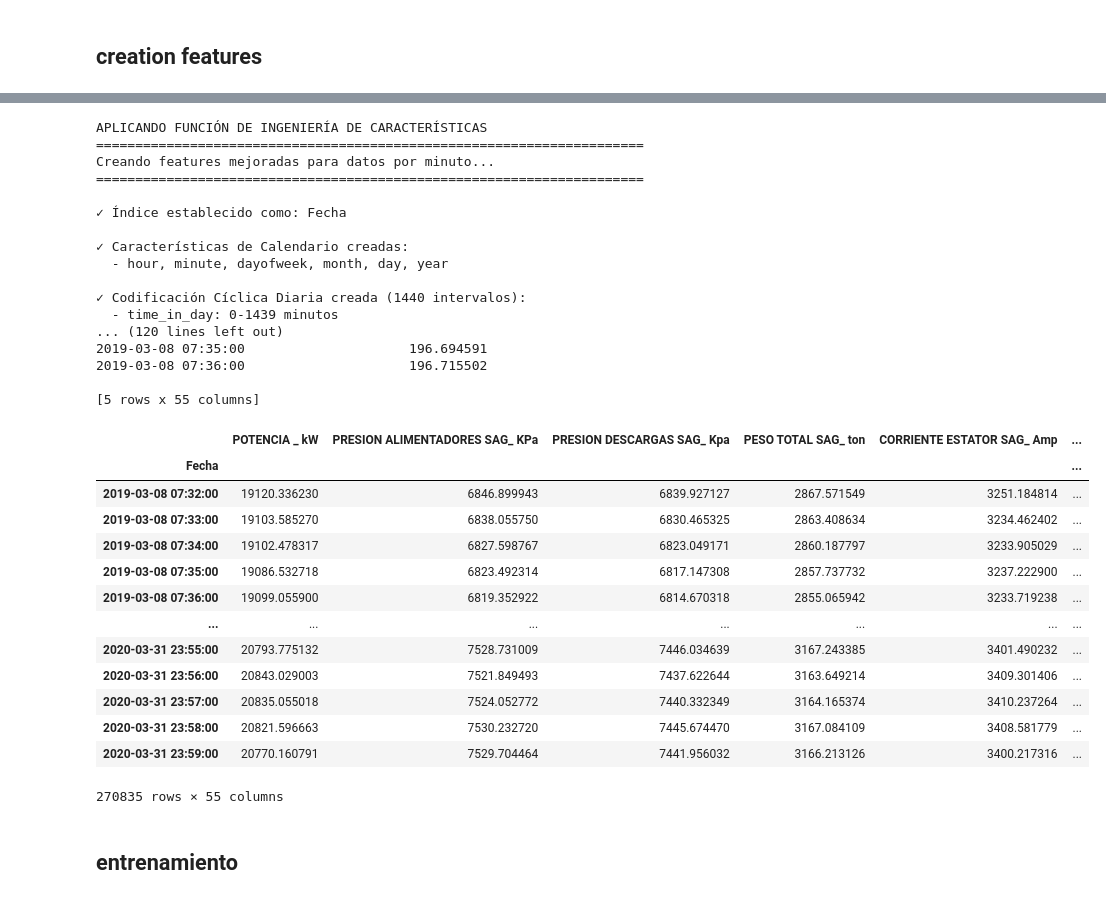
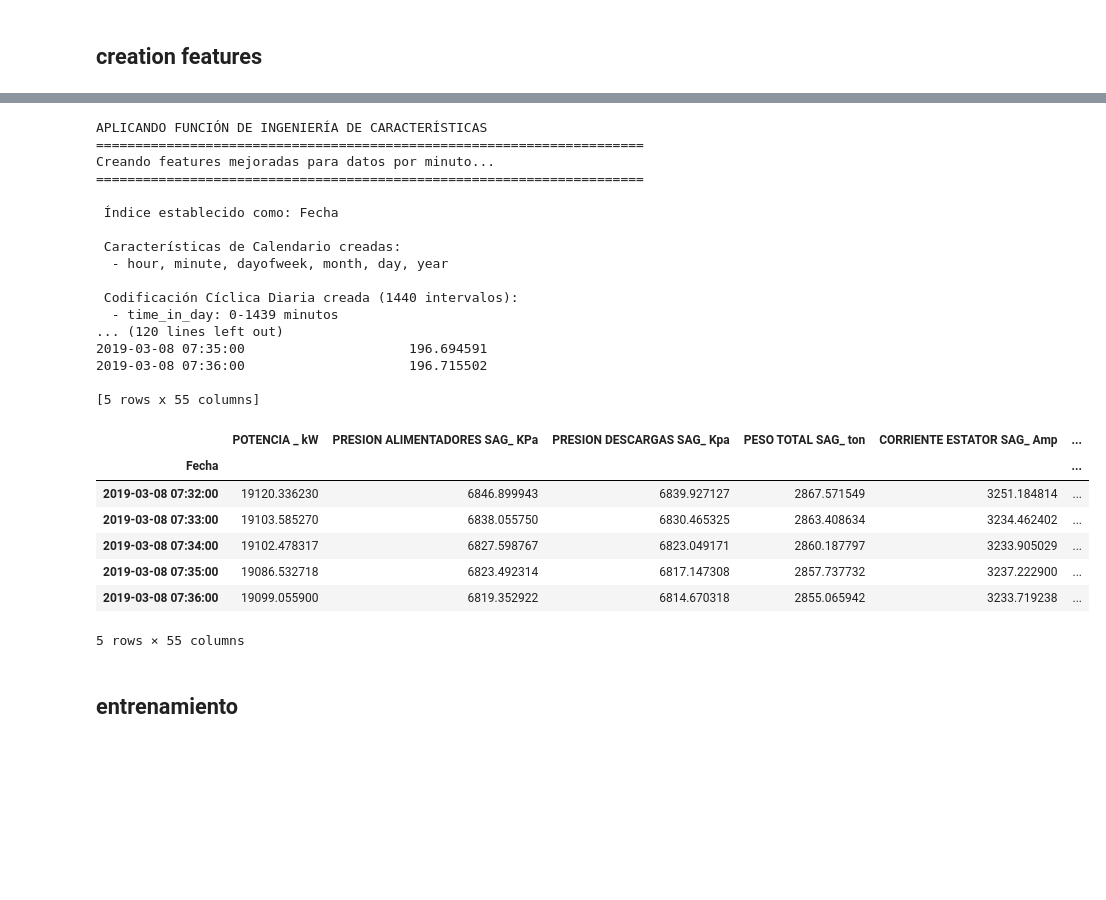
Before and after one commit to diperezbgit/misti_project, a Jupyter notebook: proy_misti_02.ipynb, the cells around one changed output, grey strips where cells are left out. Drawn from its saved outputs; the diff is of its cells as text; code cells hidden in the pictures; blank space fills up the shorter version.

```diff
--- a/proy_misti_02.ipynb
+++ b/proy_misti_02.ipynb
@@ -21 +20,4 @@ df = pd.read_parquet(r"D:\MAESTRIA DATA SCIENCE\semestre3\misti\clase04\DB_ML.pa
+# %%
+# Leer el archivo Parquet
+df = pd.read_parquet("DB_ML.parquet", engine="fastparquet")
 # %%
@@ -533,6 +469,7 @@ Index(['Fecha', 'POTENCIA _ kW', ' PRESION ALIMENTADORES SAG_ KPa',
 # Crear Features de Calendario y Codificación Cíclica desde la columna Fecha
 
 # Obtener la columna de fecha
+fecha_columns = [col for col in df_filtrado_pot.columns if 'fecha' in col.lower()]
 fecha_col = fecha_columns[0] if fecha_columns else None
 
 if fecha_col:
@@ -547,7 +484,7 @@ if fecha_col:
     df_filtrado_pot['day'] = df_filtrado_pot[fecha_col].dt.day
     df_filtrado_pot['year'] = df_filtrado_pot[fecha_col].dt.year
 
-    print("\n✓ Características de Calendario creadas:")
+    print("\n Características de Calendario creadas:")
     print(f"  - hour: {df_filtrado_pot['hour'].min()}-{df_filtrado_pot['hour'].max()}")
     print(f"  - minute: {df_filtrado_pot['minute'].min()}-{df_filtrado_pot['minute'].max()}")
     print(f"  - dayofweek: {df_filtrado_pot['dayofweek'].min()}-{df_filtrado_pot['dayofweek'].max()}")
@@ -560,7 +497,7 @@ if fecha_col:
     df_filtrado_pot['day_sin'] = np.sin(2 * np.pi * df_filtrado_pot['time_in_day'] / max_val_day)
     df_filtrado_pot['day_cos'] = np.cos(2 * np.pi * df_filtrado_pot['time_in_day'] / max_val_day)
 
-    print("\n✓ Codificación cíclica diaria creada:")
+    print("\n Codificación cíclica diaria creada:")
     print(f"  - time_in_day: {df_filtrado_pot['time_in_day'].min():.2f}-{df_filtrado_pot['time_in_day'].max():.2f}")
     print(f"  - day_sin: {df_filtrado_pot['day_sin'].min():.4f} a {df_filtrado_pot['day_sin'].max():.4f}")
     print(f"  - day_cos: {df_filtrado_pot['day_cos'].min():.4f} a {df_filtrado_pot['day_cos'].max():.4f}")
@@ -570,12 +507,12 @@ if fecha_col:
     df_filtrado_pot['week_sin'] = np.sin(2 * np.pi * df_filtrado_pot['dayofweek'] / max_val_week)
     df_filtrado_pot['week_cos'] = np.cos(2 * np.pi * df_filtrado_pot['dayofweek'] / max_val_week)
 
-    print("\n✓ Codificación cíclica semanal creada:")
+    print("\n Codificación cíclica semanal creada:")
     print(f"  - week_sin: {df_filtrado_pot['week_sin'].min():.4f} a {df_filtrado_pot['week_sin'].max():.4f}")
     print(f"  - week_cos: {df_filtrado_pot['week_cos'].min():.4f} a {df_filtrado_pot['week_cos'].max():.4f}")
 
     print("\n" + "=" * 70)
-    print("✓ Features creadas exitosamente")
+    print(" Features creadas exitosamente")
     print("\nNuevas columnas agregadas:")
     new_cols = ['hour', 'minute', 'dayofweek', 'month', 'day', 'year',
                 'time_in_day', 'day_sin', 'day_cos', 'week_sin', 'week_cos']
@@ -583,10 +520,10 @@ if fecha_col:
 
     print(f"\nTotal de columnas en df_filtrado_pot: {len(df_filtrado_pot.columns)}")
     print("\nPrimeras filas con features:")
-    print(df_filtrado_pot[['Fecha', 'hour', 'minute', 'dayofweek', 'day_sin', 'day_cos', 'week_sin', 'week_cos']].head(10))
+    print(df_filtrado_pot[['Fecha', 'hour', 'minute', 'dayofweek', 'day_sin', 'day_cos', 'week_sin', 'week_cos']].head())
 
 else:
-    print("❌ Error: No se encontró columna de fecha")
+    print(" Error: No se encontró columna de fecha")
     print(f"Columnas disponibles: {list(df_filtrado_pot.columns)}")
 # %% [output]
 Creando features de calendario y codificación cíclica...
@@ -641,7 +572,7 @@ def crear_features_mejoradas(df, fecha_col='Fecha', target_col='TPH fresco SAG')
     Retorna:
     --------
     pandas.DataFrame
-        DataFrame con features ingenieros y datos limpios (sin NaN)
+        DataFrame con feature engineering y datos limpios (sin NaN)
     """
 
     print("Creando features mejoradas para datos por minuto...")
@@ -654,7 +585,7 @@ def crear_features_mejoradas(df, fecha_col='Fecha', target_col='TPH fresco SAG')
     if fecha_col in df.columns:
         df[fecha_col] = pd.to_datetime(df[fecha_col])
         df = df.set_index(fecha_col)
-        print(f"\n✓ Índice establecido como: {fecha_col}")
+        print(f"\n Índice establecido como: {fecha_col}")
 
     # 2a) Características de Calendario
     df['hour'] = df.index.hour
@@ -663,7 +594,7 @@ def crear_features_mejoradas(df, fecha_col='Fecha', target_col='TPH fresco SAG')
     df['month'] = df.index.month
     df['day'] = df.index.day
     df['year'] = df.index.year
-    print("\n✓ Características de Calendario creadas:")
+    print("\n Características de Calendario creadas:")
     print(f"  - hour, minute, dayofweek, month, day, year")
 
     # 2b) Codificación Cíclica para datos POR MINUTO
@@ -671,7 +602,7 @@ def crear_features_mejoradas(df, fecha_col='Fecha', target_col='TPH fresco SAG')
     max_val_day = 1440  # 24 horas * 60 minutos
     df['day_sin'] = np.sin(2 * np.pi * df['time_in_day'] / max_val_day)
     df['day_cos'] = np.cos(2 * np.pi * df['time_in_day'] / max_val_day)
-    print("\n✓ Codificación Cíclica Diaria creada (1440 intervalos):")
+    print("\n Codificación Cíclica Diaria creada (1440 intervalos):")
     print(f"  - time_in_day: 0-1439 minutos")
     print(f"  - day_sin, day_cos")
 
@@ -679,7 +610,7 @@ def crear_features_mejoradas(df, fecha_col='Fecha', target_col='TPH fresco SAG')
     max_val_week = 7
     df['week_sin'] = np.sin(2 * np.pi * df['dayofweek'] / max_val_week)
     df['week_cos'] = np.cos(2 * np.pi * df['dayofweek'] / max_val_week)
-    print("\n✓ Codificación Cíclica Semanal creada:")
+    print("\n Codificación Cíclica Semanal creada:")
     print(f"  - week_sin, week_cos")
 
     # 2c) Rezagos (Lags) - Para datos por minuto
@@ -687,7 +618,7 @@ def crear_features_mejoradas(df, fecha_col='Fecha', target_col='TPH fresco SAG')
     lag_values = [1, 60, 1440, 10080]
     lag_names = ['1min', '1h', '1day', '1week']
 
-    print("\n✓ Creando Rezagos (Lags):")
+    print("\n Creando Rezagos (Lags):")
     for lag, name in zip(lag_values, lag_names):
         if lag < len(df):  # Verificar que el lag sea válido
             df[f"{target_col.replace(' ', '_')}_lag_{name}"] = df[target_col].shift(lag)
@@ -698,7 +629,7 @@ def crear_features_mejoradas(df, fecha_col='Fecha', target_col='TPH fresco SAG')
     windows = [60, 1440, 10080]
     window_names = ['1h', '1day', '1week']
 
-    print("\n✓ Creando Medias y Estándares Móviles:")
+    print("\n Creando Medias y Estándares Móviles:")
     for window, name in zip(windows, window_names):
         if window < len(df):  # Verificar que la ventana sea válida
             df[f"{target_col.replace(' ', '_')}_roll_mean_{name}"] = df[target_col].shift(1).rolling(window).mean()
@@ -712,7 +643,7 @@ def crear_features_mejoradas(df, fecha_col='Fecha', target_col='TPH fresco SAG')
 
     if existing_cols:
         df.drop(columns=existing_cols, inplace=True)
-        print(f"\n✓ Columnas auxiliares eliminadas: {existing_cols}")
+        print(f"\n Columnas auxiliares eliminadas: {existing_cols}")
 
     # Remover NaN generados por lags y rolling windows
     initial_rows = len(df)
@@ -747,12 +678,12 @@ APLICANDO FUNCIÓN DE INGENIERÍA DE CARACTERÍSTICAS
 Creando features mejoradas para datos por minuto...
 ======================================================================
 
-✓ Índice establecido como: Fecha
+ Índice establecido como: Fecha
 
-✓ Características de Calendario creadas:
+ Características de Calendario creadas:
   - hour, minute, dayofweek, month, day, year
 
-✓ Codificación Cíclica Diaria creada (1440 intervalos):
+ Codificación Cíclica Diaria creada (1440 intervalos):
   - time_in_day: 0-1439 minutos
 ... (120 lines left out)
 2019-03-08 07:35:00                     196.694591
@@ -760,22 +691,16 @@ Creando features mejoradas para datos por minuto...
 
 [5 rows x 55 columns]
 # %%
-df_features
+df_features.head()
 # %% [output]
 |  | POTENCIA _ kW | PRESION ALIMENTADORES SAG_ KPa | PRESION DESCARGAS SAG_ Kpa | PESO TOTAL SAG_ ton | CORRIENTE ESTATOR SAG_ Amp | ... |
 | Fecha |  |  |  |  |  | ... |
 | 2019-03-08 07:32:00 | 19120.336230 | 6846.899943 | 6839.927127 | 2867.571549 | 3251.184814 | ... |
 | 2019-03-08 07:33:00 | 19103.585270 | 6838.055750 | 6830.465325 | 2863.408634 | 3234.462402 | ... |
 | 2019-03-08 07:34:00 | 19102.478317 | 6827.598767 | 6823.049171 | 2860.187797 | 3233.905029 | ... |
 | 2019-03-08 07:35:00 | 19086.532718 | 6823.492314 | 6817.147308 | 2857.737732 | 3237.222900 | ... |
 | 2019-03-08 07:36:00 | 19099.055900 | 6819.352922 | 6814.670318 | 2855.065942 | 3233.719238 | ... |
-| ... | ... | ... | ... | ... | ... | ... |
-| 2020-03-31 23:55:00 | 20793.775132 | 7528.731009 | 7446.034639 | 3167.243385 | 3401.490232 | ... |
-| 2020-03-31 23:56:00 | 20843.029003 | 7521.849493 | 7437.622644 | 3163.649214 | 3409.301406 | ... |
-| 2020-03-31 23:57:00 | 20835.055018 | 7524.052772 | 7440.332349 | 3164.165374 | 3410.237264 | ... |
-| 2020-03-31 23:58:00 | 20821.596663 | 7530.232720 | 7445.674470 | 3167.084109 | 3408.581779 | ... |
-| 2020-03-31 23:59:00 | 20770.160791 | 7529.704464 | 7441.956032 | 3166.213126 | 3400.217316 | ... |
-270835 rows × 55 columns
+5 rows × 55 columns
 # %% [markdown]
 ## entrenamiento
 # %%
```
Also changed, not shown: parts of 28 cells of this notebook, 2 other files.
